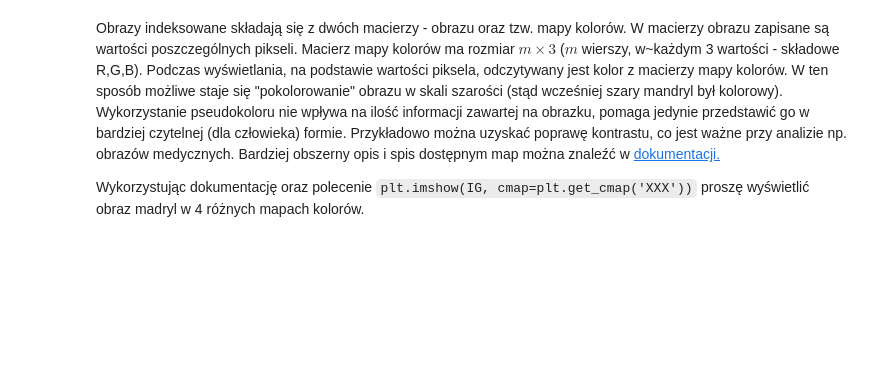
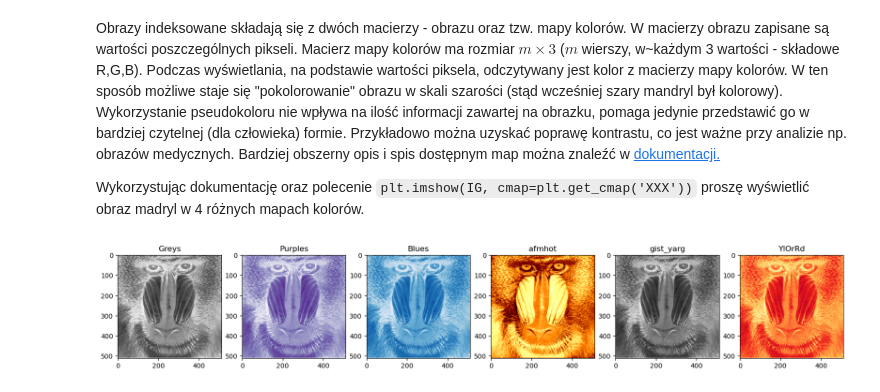
Before and after one commit to lursz/DigitalImageProcessing-Course, a Jupyter notebook: lab1/lab.ipynb, the cells around one changed output. Drawn from its saved outputs; the diff is of its cells as text; code cells hidden in the pictures; blank space fills up the shorter version.

```diff
--- a/lab1/lab.ipynb
+++ b/lab1/lab.ipynb
@@ -100,3 +119,11 @@ Przykładowo można uzyskać poprawę kontrastu, co jest ważne przy analizie np
 Bardziej obszerny opis i spis dostępnym map można znaleźć w [dokumentacji.](https://matplotlib.org/3.1.0/tutorials/colors/colormaps.html)
 
 Wykorzystując dokumentację oraz polecenie `plt.imshow(IG, cmap=plt.get_cmap('XXX'))` proszę wyświetlić obraz madryl w 4 różnych mapach kolorów.
+# %%
+f, ax_plot = plt.subplots(1,6, figsize=(20,6))
+cmaps = ['Greys', 'Purples', 'Blues', 'afmhot', 'gist_yarg', 'YlOrRd']
+for ax_plot, cmap in zip(ax_plot, cmaps):
+    ax_plot.imshow(pic_gray, cmap=cmap)
+    ax_plot.title.set_text(cmap)
+# %% [output]
+[figure, added]
```
Also changed, not shown: parts of 6 cells of this notebook, 2 other files.
